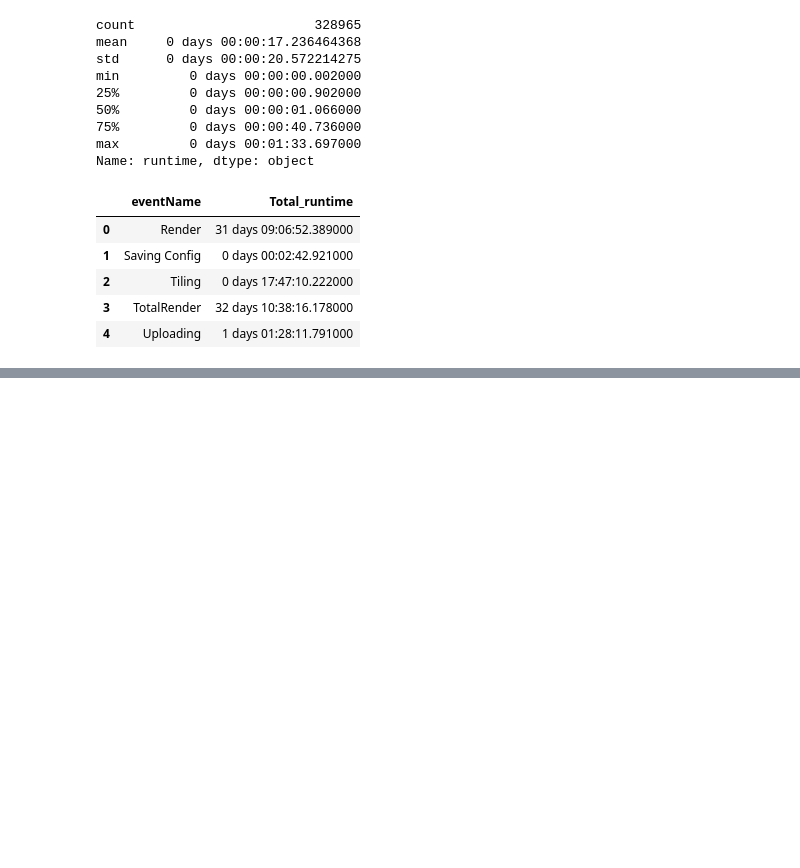
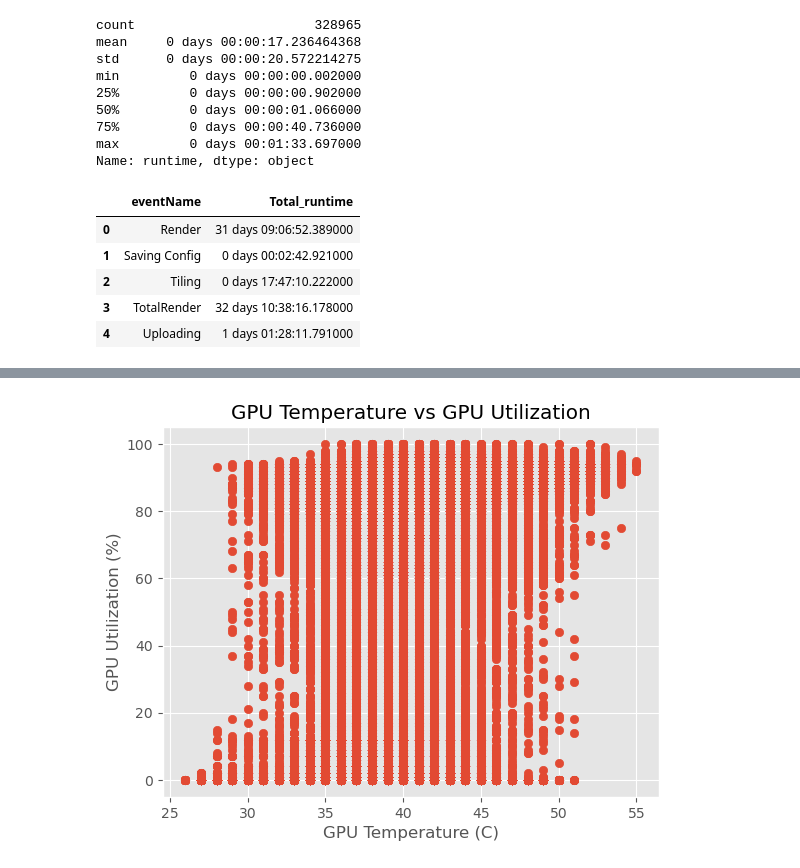
Before and after one commit to spruha2/cloudassign, a Jupyter notebook: Assign.ipynb, the cells around one changed output, grey strips where cells are left out. Cells and saved outputs as stored; diff of their text form; code cells hidden in the pictures; blank space fills up the shorter version.

```diff
--- a/Assign.ipynb
+++ b/Assign.ipynb
@@ -223,0 +285,9 @@ print(f"Duplicate entried in  merged_table : {merged_table.duplicated().sum()}")
+# %%
+# Plot scatter plot: GPU Temperature vs GPU Utilization
+plt.scatter(gpu['gpuTempC'], gpu['gpuUtilPerc'])
+plt.xlabel('GPU Temperature (C)')
+plt.ylabel('GPU Utilization (%)')
+plt.title('GPU Temperature vs GPU Utilization')
+plt.show()
+# %% [output]
+[figure, added]
```
Also changed, not shown: parts of 28 cells of this notebook.
